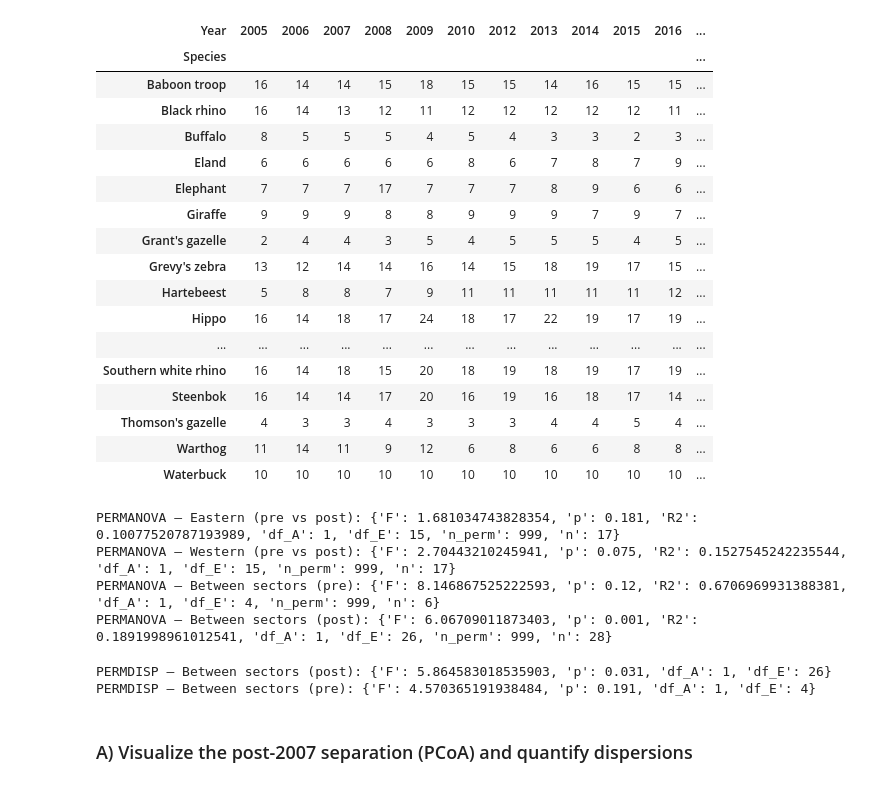
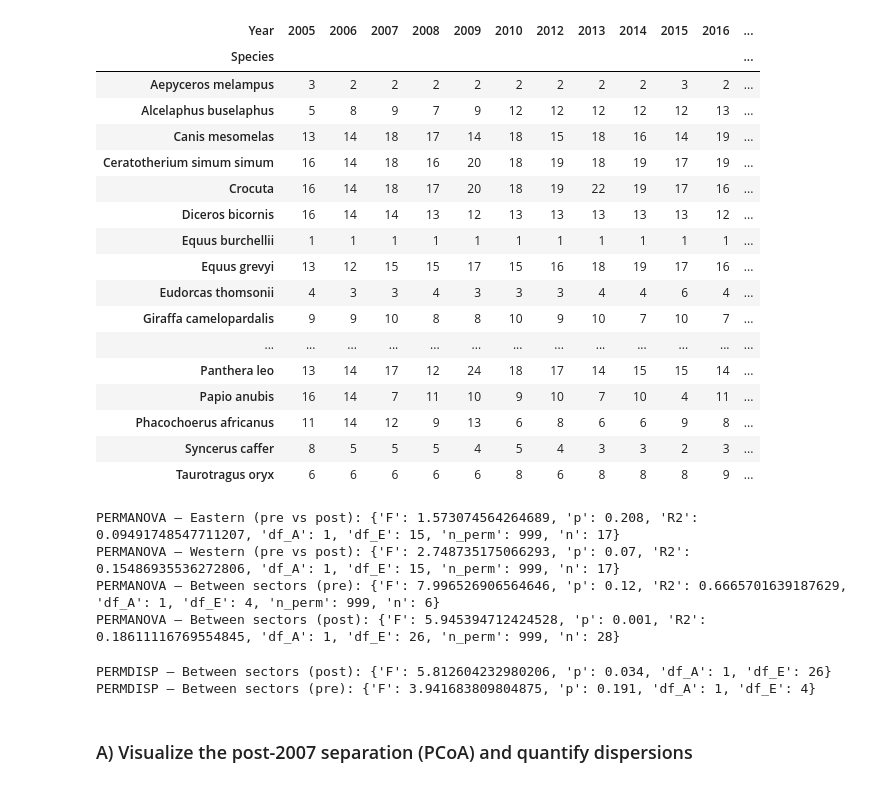
Before and after one commit to karilint/BonesOfOlPejeta, a Jupyter notebook: notebooks/A2 05 Fence tests census.ipynb, the cells around one changed output. Drawn from its saved outputs; the diff is of its cells as text; code cells hidden in the pictures.

```diff
--- a/notebooks/A2 05 Fence tests census.ipynb
+++ b/notebooks/A2 05 Fence tests census.ipynb
@@ -1,40 +1,40 @@
 # %%
 import numpy as np
 import pandas as pd
 
 # -----------------------------
 # 1) Load rank tables
 # -----------------------------
 east_ranks = pd.read_pickle("../data/pkl/a2_df_census_ol_pejeta_eastern_rank.pkl")
 west_ranks = pd.read_pickle("../data/pkl/a2_df_census_ol_pejeta_western_rank.pkl")
 
-# --- Exclude rare species: these are present less than half of the census years ---
-exclude = ["Kori bustard", "Ostrich", "Northern white rhino", "Cattle", "Cheetah", "Gerenuk", "Hybrid zebra", "Patas monkey", "Wild dog", "Bushbuck"]
+# --- Exclude rare species: these are present in less than a fifth of the census years ---
+exclude = ["Acinonyx jubatus", "Equus", "Hippopotamus amphibius", "Lycaon pictus", "Raphicerus campestris", "Redunca redunca", "Bos taurus indicus", "Erythrocebus patas", "Litocranius walleri", "Tragelaphus scriptus"]
 
 # Exclude unwanted species (use index as this is a pivot table)
 east_ranks = east_ranks[~east_ranks.index.isin(exclude)].copy()
 west_ranks = west_ranks[~west_ranks.index.isin(exclude)].copy()
 
 west_ranks.head(50)
 # %% [output]
 | Year | 2005 | 2006 | 2007 | 2008 | 2009 | 2010 | 2012 | 2013 | 2014 | 2015 | 2016 | ... |
 | Species |  |  |  |  |  |  |  |  |  |  |  | ... |
-| Baboon troop | 16 | 14 | 14 | 15 | 18 | 15 | 15 | 14 | 16 | 15 | 15 | ... |
-| Black rhino | 16 | 14 | 13 | 12 | 11 | 12 | 12 | 12 | 12 | 12 | 11 | ... |
-| Buffalo | 8 | 5 | 5 | 5 | 4 | 5 | 4 | 3 | 3 | 2 | 3 | ... |
-| Eland | 6 | 6 | 6 | 6 | 6 | 8 | 6 | 7 | 8 | 7 | 9 | ... |
-| Elephant | 7 | 7 | 7 | 17 | 7 | 7 | 7 | 8 | 9 | 6 | 6 | ... |
-| Giraffe | 9 | 9 | 9 | 8 | 8 | 9 | 9 | 9 | 7 | 9 | 7 | ... |
-| Grant's gazelle | 2 | 4 | 4 | 3 | 5 | 4 | 5 | 5 | 5 | 4 | 5 | ... |
-| Grevy's zebra | 13 | 12 | 14 | 14 | 16 | 14 | 15 | 18 | 19 | 17 | 15 | ... |
-| Hartebeest | 5 | 8 | 8 | 7 | 9 | 11 | 11 | 11 | 11 | 11 | 12 | ... |
-| Hippo | 16 | 14 | 18 | 17 | 24 | 18 | 17 | 22 | 19 | 17 | 19 | ... |
+| Aepyceros melampus | 3 | 2 | 2 | 2 | 2 | 2 | 2 | 2 | 2 | 3 | 2 | ... |
+| Alcelaphus buselaphus | 5 | 8 | 9 | 7 | 9 | 12 | 12 | 12 | 12 | 12 | 13 | ... |
+| Canis mesomelas | 13 | 14 | 18 | 17 | 14 | 18 | 15 | 18 | 16 | 14 | 19 | ... |
+| Ceratotherium simum simum | 16 | 14 | 18 | 16 | 20 | 18 | 19 | 18 | 19 | 17 | 19 | ... |
+| Crocuta | 16 | 14 | 18 | 17 | 20 | 18 | 19 | 22 | 19 | 17 | 16 | ... |
+| Diceros bicornis | 16 | 14 | 14 | 13 | 12 | 13 | 13 | 13 | 13 | 13 | 12 | ... |
+| Equus burchellii | 1 | 1 | 1 | 1 | 1 | 1 | 1 | 1 | 1 | 1 | 1 | ... |
+| Equus grevyi | 13 | 12 | 15 | 15 | 17 | 15 | 16 | 18 | 19 | 17 | 16 | ... |
+| Eudorcas thomsonii | 4 | 3 | 3 | 4 | 3 | 3 | 3 | 4 | 4 | 6 | 4 | ... |
+| Giraffa camelopardalis | 9 | 9 | 10 | 8 | 8 | 10 | 9 | 10 | 7 | 10 | 7 | ... |
 | ... | ... | ... | ... | ... | ... | ... | ... | ... | ... | ... | ... | ... |
-| Southern white rhino | 16 | 14 | 18 | 15 | 20 | 18 | 19 | 18 | 19 | 17 | 19 | ... |
-| Steenbok | 16 | 14 | 14 | 17 | 20 | 16 | 19 | 16 | 18 | 17 | 14 | ... |
-| Thomson's gazelle | 4 | 3 | 3 | 4 | 3 | 3 | 3 | 4 | 4 | 5 | 4 | ... |
-| Warthog | 11 | 14 | 11 | 9 | 12 | 6 | 8 | 6 | 6 | 8 | 8 | ... |
-| Waterbuck | 10 | 10 | 10 | 10 | 10 | 10 | 10 | 10 | 10 | 10 | 10 | ... |
+| Panthera leo | 13 | 14 | 17 | 12 | 24 | 18 | 17 | 14 | 15 | 15 | 14 | ... |
+| Papio anubis | 16 | 14 | 7 | 11 | 10 | 9 | 10 | 7 | 10 | 4 | 11 | ... |
+| Phacochoerus africanus | 11 | 14 | 12 | 9 | 13 | 6 | 8 | 6 | 6 | 9 | 8 | ... |
+| Syncerus caffer | 8 | 5 | 5 | 5 | 4 | 5 | 4 | 3 | 3 | 2 | 3 | ... |
+| Taurotragus oryx | 6 | 6 | 6 | 6 | 6 | 8 | 6 | 8 | 8 | 8 | 9 | ... |
 # %%
 
 # -----------------------------
@@ -197,10 +197,10 @@ def between_sectors(Xe, meta_e, Xw, meta_w, period: str):
 print("PERMANOVA — Between sectors (pre):", between_sectors(Xe, meta_e, Xw, meta_w, "pre"))
 print("PERMANOVA — Between sectors (post):", between_sectors(Xe, meta_e, Xw, meta_w, "post"))
 # %% [output]
-PERMANOVA — Eastern (pre vs post): {'F': 1.681034743828354, 'p': 0.181, 'R2': 0.10077520787193989, 'df_A': 1, 'df_E': 15, 'n_perm': 999, 'n': 17}
-PERMANOVA — Western (pre vs post): {'F': 2.70443210245941, 'p': 0.075, 'R2': 0.1527545242235544, 'df_A': 1, 'df_E': 15, 'n_perm': 999, 'n': 17}
-PERMANOVA — Between sectors (pre): {'F': 8.146867525222593, 'p': 0.12, 'R2': 0.6706969931388381, 'df_A': 1, 'df_E': 4, 'n_perm': 999, 'n': 6}
-PERMANOVA — Between sectors (post): {'F': 6.06709011873403, 'p': 0.001, 'R2': 0.1891998961012541, 'df_A': 1, 'df_E': 26, 'n_perm': 999, 'n': 28}
+PERMANOVA — Eastern (pre vs post): {'F': 1.573074564264689, 'p': 0.208, 'R2': 0.09491748547711207, 'df_A': 1, 'df_E': 15, 'n_perm': 999, 'n': 17}
+PERMANOVA — Western (pre vs post): {'F': 2.748735175066293, 'p': 0.07, 'R2': 0.15486935536272806, 'df_A': 1, 'df_E': 15, 'n_perm': 999, 'n': 17}
+PERMANOVA — Between sectors (pre): {'F': 7.996526906564646, 'p': 0.12, 'R2': 0.6665701639187629, 'df_A': 1, 'df_E': 4, 'n_perm': 999, 'n': 6}
+PERMANOVA — Between sectors (post): {'F': 5.945394712424528, 'p': 0.001, 'R2': 0.18611116769554845, 'df_A': 1, 'df_E': 26, 'n_perm': 999, 'n': 28}
 # %%
 import numpy as np
 import pandas as pd
@@ -304,8 +304,8 @@ X_pre, g_pre = build_stacked_by_period(Xe, meta_e, Xw, meta_w, "pre")
 res_pre_disp = permdisp_numpy(X_pre, g_pre, n_perm=999, random_state=1)
 print("PERMDISP — Between sectors (pre):", res_pre_disp)
 # %% [output]
-PERMDISP — Between sectors (post): {'F': 5.864583018535903, 'p': 0.031, 'df_A': 1, 'df_E': 26}
-PERMDISP — Between sectors (pre): {'F': 4.570365191938484, 'p': 0.191, 'df_A': 1, 'df_E': 4}
+PERMDISP — Between sectors (post): {'F': 5.812604232980206, 'p': 0.034, 'df_A': 1, 'df_E': 26}
+PERMDISP — Between sectors (pre): {'F': 3.941683809804875, 'p': 0.191, 'df_A': 1, 'df_E': 4}
 # %% [markdown]
 ### A) Visualize the post-2007 separation (PCoA) and quantify dispersions
 # %%
```
Also changed, not shown: parts of 13 cells of this notebook, 3 other files.
